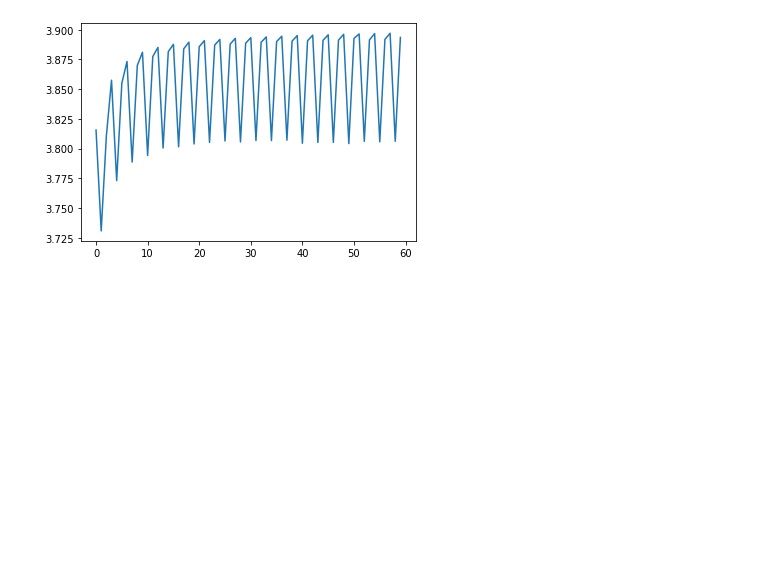
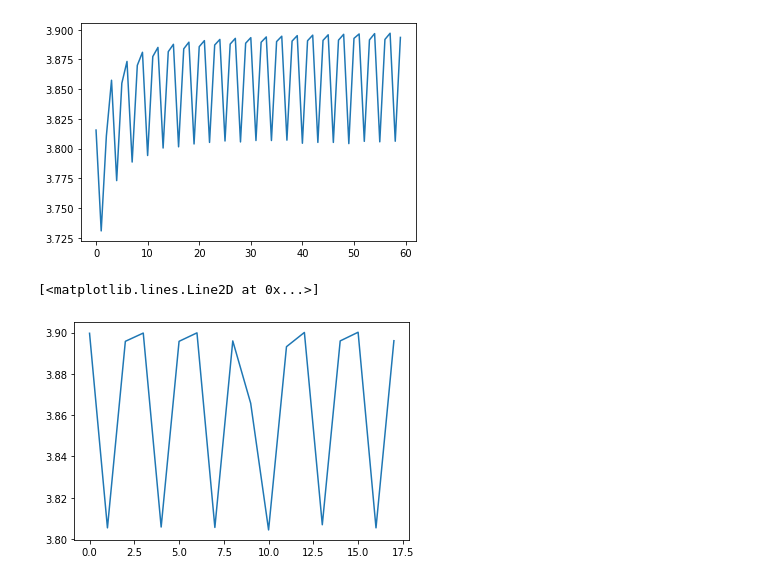
Before and after one commit to minD9it/Battery, a Jupyter notebook: DataAnalysis_v1.0.ipynb, the cells around one changed output. Saved outputs shown, nothing was run; the diff lists cells and outputs as text; code cells hidden in the pictures; blank space fills up the shorter version.

```diff
--- a/DataAnalysis_v1.0.ipynb
+++ b/DataAnalysis_v1.0.ipynb
@@ -165,3 +207,8 @@ plt.plot(recovery_volt[:20].flatten())
 # %% [output]
 [<matplotlib.lines.Line2D at 0x...>]
 [figure]
+# %%
+plt.plot(recovery_volt[34:40].flatten())
+# %% [output]
+[<matplotlib.lines.Line2D at 0x...>]
+[figure, added]
```
Also changed, not shown: parts of 11 cells of this notebook.
